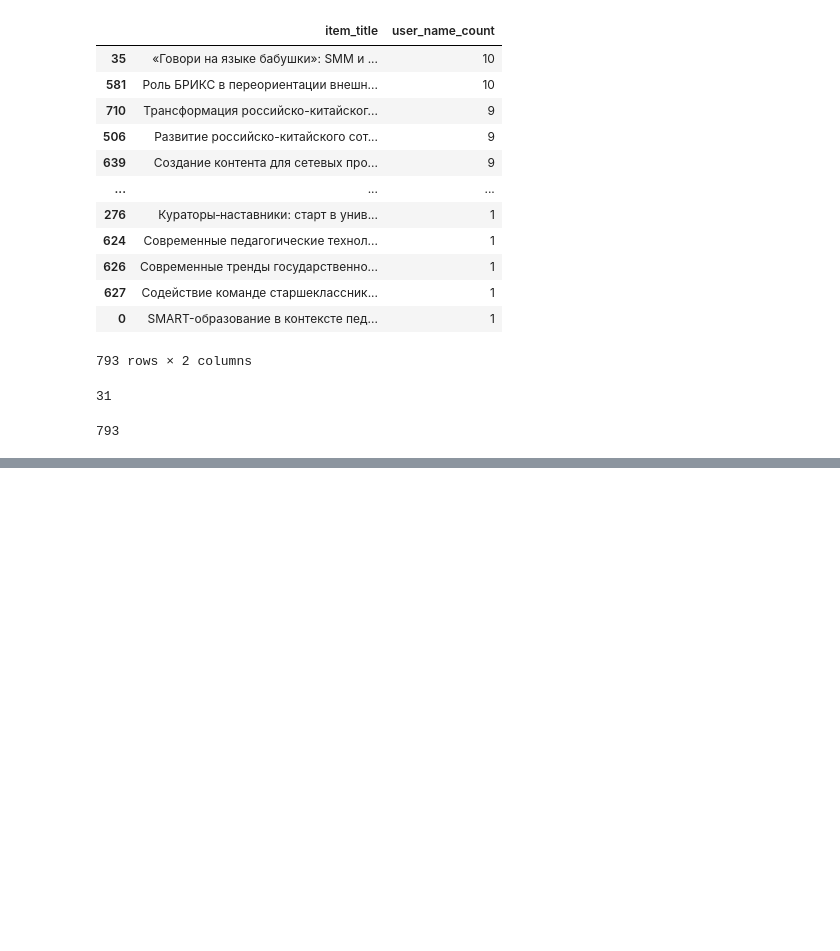
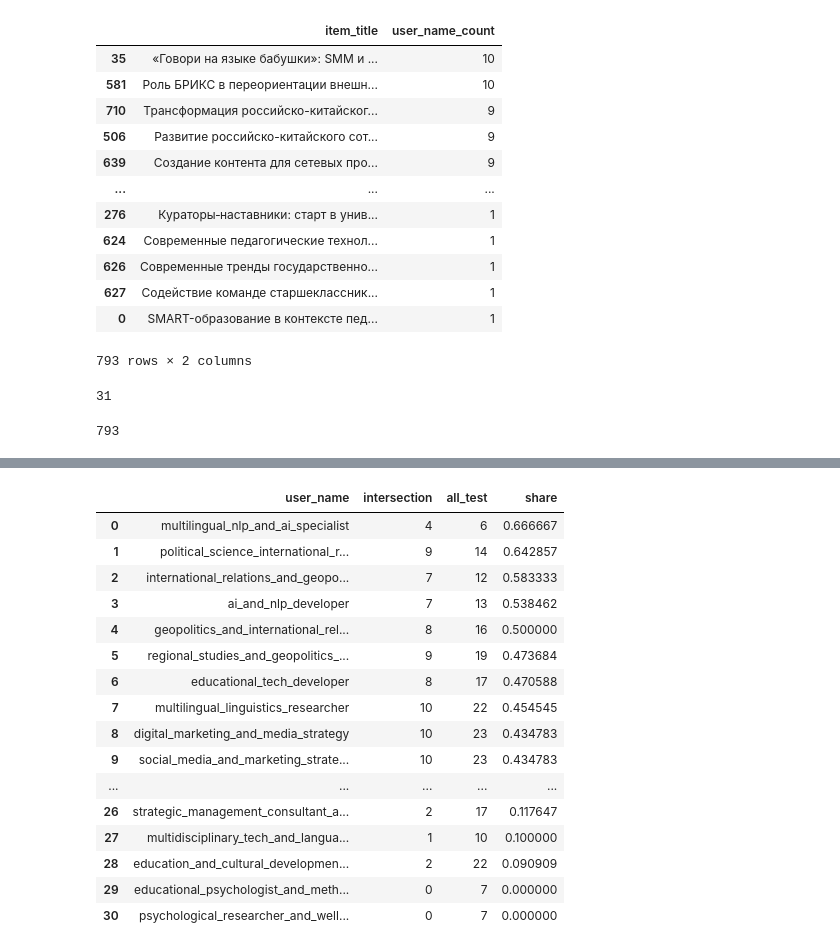
Before and after one commit to rushawx/diploma, a Jupyter notebook: research/lightfm_sber.ipynb, the cells around one changed output, grey strips where cells are left out. Saved outputs shown, nothing was run; the diff lists cells and outputs as text; code cells hidden in the pictures; blank space fills up the shorter version.

```diff
--- a/research/lightfm_sber.ipynb
+++ b/research/lightfm_sber.ipynb
@@ -338,0 +409,28 @@ metrics.results
+# %%
+data = []
+
+for user_name in sorted(test.user_name.unique()):
+    data.append((user_name, len(set(preds_w_features[preds_w_features['user_name'] == user_name].item_title.unique()).intersection(test[test['user_name'] == user_name].item_title.unique())), test[test['user_name'] == user_name].item_title.nunique()))
+
+check = pd.DataFrame(data=data, columns=["user_name", "intersection", "all_test"])
+check["share"] = check.apply(lambda x: x.intersection / x.all_test, axis=1)
+# %%
+check.sort_values(by=["share", "intersection"], ascending=[False, False]).reset_index(drop=True)
+# %% [output]
+|  | user_name | intersection | all_test | share |
+| 0 | multilingual_nlp_and_ai_specialist | 4 | 6 | 0.666667 |
+| 1 | political_science_international_r... | 9 | 14 | 0.642857 |
+| 2 | international_relations_and_geopo... | 7 | 12 | 0.583333 |
+| 3 | ai_and_nlp_developer | 7 | 13 | 0.538462 |
+| 4 | geopolitics_and_international_rel... | 8 | 16 | 0.500000 |
+| 5 | regional_studies_and_geopolitics_... | 9 | 19 | 0.473684 |
+| 6 | educational_tech_developer | 8 | 17 | 0.470588 |
+| 7 | multilingual_linguistics_researcher | 10 | 22 | 0.454545 |
+| 8 | digital_marketing_and_media_strategy | 10 | 23 | 0.434783 |
+| 9 | social_media_and_marketing_strate... | 10 | 23 | 0.434783 |
+| ... | ... | ... | ... | ... |
+| 26 | strategic_management_consultant_a... | 2 | 17 | 0.117647 |
+| 27 | multidisciplinary_tech_and_langua... | 1 | 10 | 0.100000 |
+| 28 | education_and_cultural_developmen... | 2 | 22 | 0.090909 |
+| 29 | educational_psychologist_and_meth... | 0 | 7 | 0.000000 |
+| 30 | psychological_researcher_and_well... | 0 | 7 | 0.000000 |
```
Also changed, not shown: parts of 16 cells of this notebook, 1 other file.
